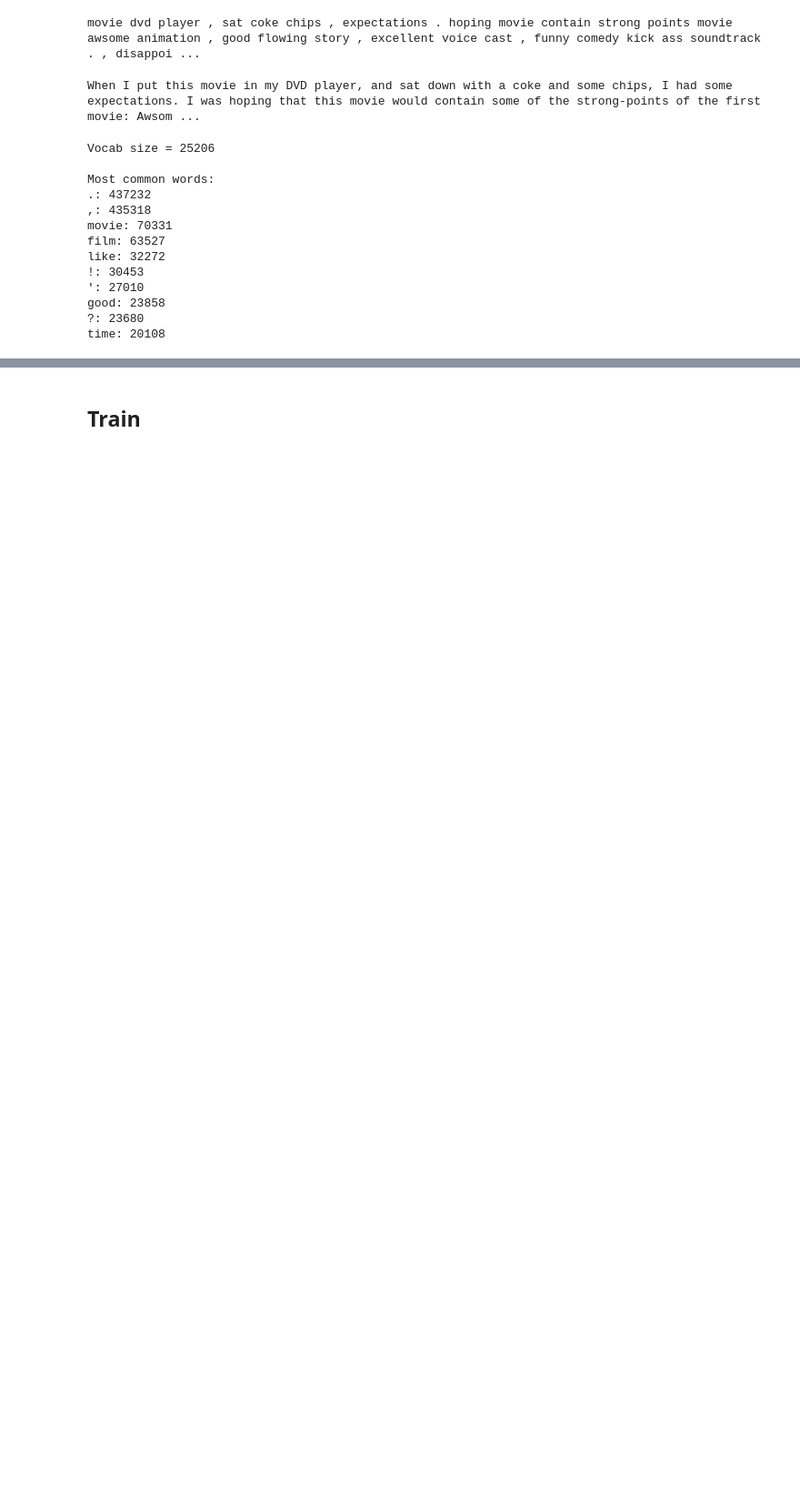
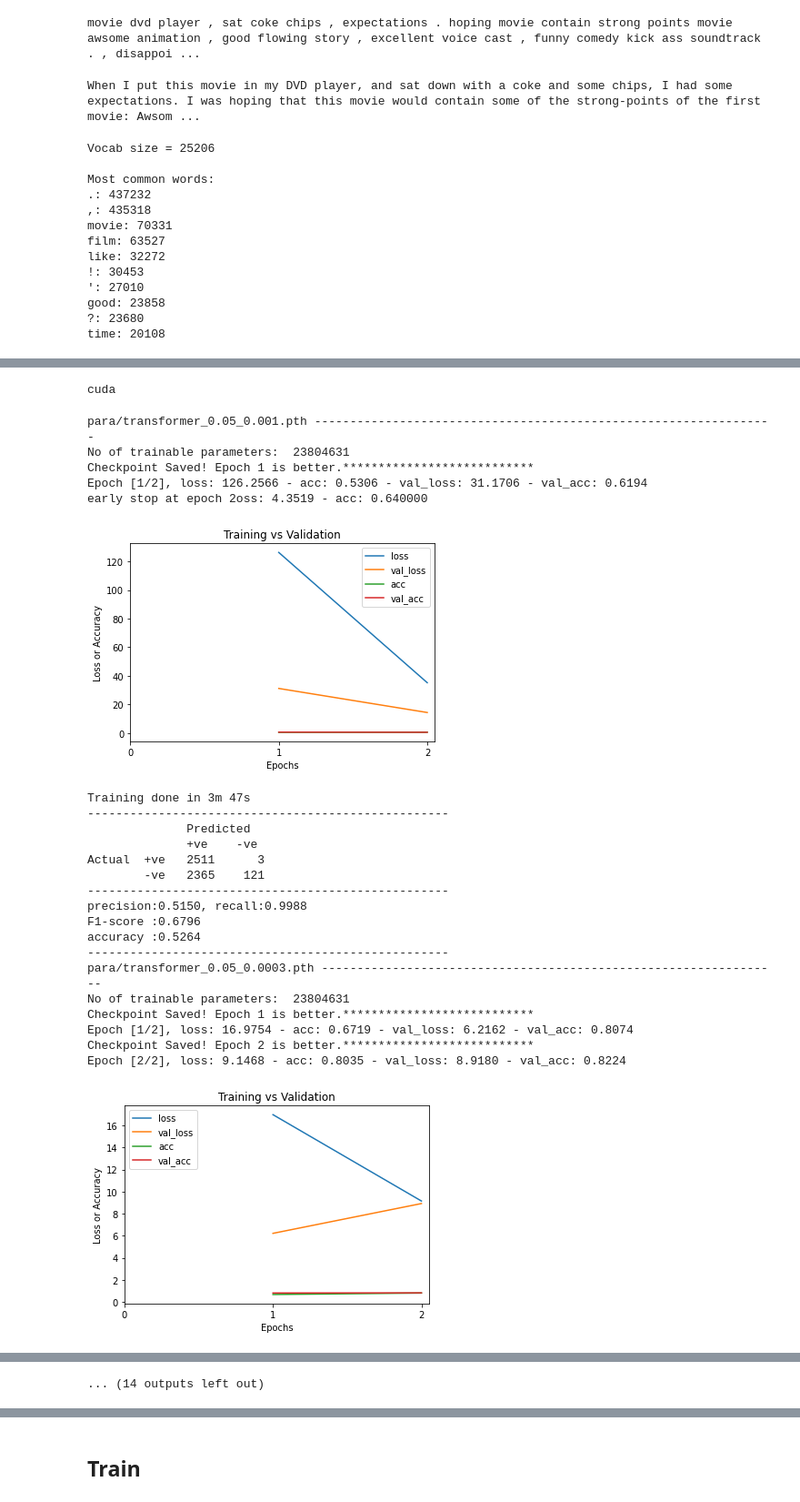
Before and after one commit to chihangs/IMDB, a Jupyter notebook: IMDB.ipynb, the cells around one changed output, grey strips where cells are left out. Shown at 91% size. Cells and saved outputs as stored; diff of their text form; code cells hidden in the pictures; blank space fills up the shorter version.

Commit message:
4 model tuning: LSTM, GRU, attention, transformer

```diff
--- a/IMDB.ipynb
+++ b/IMDB.ipynb
@@ -146,7 +157,7 @@ class Vocabulary(object):
 PAD = '<pad>'  # special symbol we use for padding text
 UNK = '<unk>'  # special symbol we use for rare or unknown word
 CLASSES = ['negative', 'positive']
-MAX_LEN = 300     #max input length, if fewer than this, padding is added
+MAX_LEN = 400     #max input length, if fewer than this, padding is added
 MIN_COUNT = 10    #if frequency rare than this the word is set as unknown
 VOCAB_PATH = 'vocab.pkl'
 BATCH_SIZE = 25
@@ -425,0 +616,5 @@ def train(model, train_dl, valid_dl, loss_fn, optimizer, num_epochs, metric_fn,
+# %%
+# set common variables/config for tuning
+
+model_trial={}
+NUM_EPOCHS = 2
@@ -425,0 +923,10 @@ def train(model, train_dl, valid_dl, loss_fn, optimizer, num_epochs, metric_fn,
+# %%
+print('Accuracy',end='')
+for j in list2:
+    print('  hidden={}'.format(j),end='')
+
+for i in list1:
+    print('')
+    print('embed='+str(i)+'      ', end='')
+    for j in list2:
+        print("{:.2f}".format(acc_trial[i][j]*100)+'% ', end='')
@@ -425,0 +935,61 @@ def train(model, train_dl, valid_dl, loss_fn, optimizer, num_epochs, metric_fn,
+# %%
+device = torch.device('cuda' if torch.cuda.is_available() else 'cpu')
+print(device)
+# %% [output]
+cuda
+# %%
+# Transformer tuning
+
+NUM_EPOCHS = 2
+name_tuning = 't-drp-lr'
+
+EMBED_SIZE = 256
+num_heads=4
+hidden_dim = 256
+n_layers = 2
+
+best_acc=0
+for i in [0.05, 0.1, 0.15]:
+    for j in [1e-3, 3e-4, 1e-4, 3e-5]:
+        dropout, LR = i, j              #_____________change the variable name to suit needs
+
+        CHECKPOINT_PATH = 'para/'+name_tuning+'_'+str(i)+'_'+str(j)+'.pth'
+        print(CHECKPOINT_PATH,'-----------------------------------------------------------------')
+        model = Transformer(vocab_size, EMBED_SIZE, num_heads, hidden_dim, n_layers, MAX_LEN, dropout).to(device)
+        loss_fn = nn.BCEWithLogitsLoss().to(device)   #####  Diff from attention model
+        optimizer = optim.Adam(model.parameters(), lr=LR, betas=(0.7, 0.99))
+        scheduler = optim.lr_scheduler.StepLR(optimizer, step_size=1, gamma=0.9)
+        print('No of trainable parameters: ', para_num(model))
+        randomize()
+        history = train(model, train_dl, valid_dl, loss_fn, optimizer, NUM_EPOCHS, accuracy, device, CHECKPOINT_PATH, scheduler, binaryloss=True, early_stop=True)
+        confusion_m, acc, precision, recall = performance(model, valid_dl, binaryloss=True)
+        if acc > best_acc:
+            best_acc = acc
+            best_hyper1 = i
+            best_hyper2 = j
+print('--------<<<-------best accuracy: {:.4f}, best hyperparameters:{}, {} -------->>>--------'.format(best_acc, best_hyper1, best_hyper2))
+# %% [output]
+para/transformer_0.05_0.001.pth -----------------------------------------------------------------
+No of trainable parameters:  23804631
+Checkpoint Saved! Epoch 1 is better.***************************
+Epoch [1/2], loss: 126.2566 - acc: 0.5306 - val_loss: 31.1706 - val_acc: 0.6194
+early stop at epoch 2oss: 4.3519 - acc: 0.640000
+[figure, added]
+Training done in 3m 47s
+---------------------------------------------------
+              Predicted
+              +ve    -ve
+Actual  +ve   2511      3
+        -ve   2365    121
+---------------------------------------------------
+precision:0.5150, recall:0.9988
+F1-score :0.6796
+accuracy :0.5264
+---------------------------------------------------
+para/transformer_0.05_0.0003.pth -----------------------------------------------------------------
+No of trainable parameters:  23804631
+Checkpoint Saved! Epoch 1 is better.***************************
+Epoch [1/2], loss: 16.9754 - acc: 0.6719 - val_loss: 6.2162 - val_acc: 0.8074
+Checkpoint Saved! Epoch 2 is better.***************************
+Epoch [2/2], loss: 9.1468 - acc: 0.8035 - val_loss: 8.9180 - val_acc: 0.8224
+[figure, added]
@@ -425,0 +1067 @@ def train(model, train_dl, valid_dl, loss_fn, optimizer, num_epochs, metric_fn,
+... (14 outputs left out)
```
Also changed, not shown: parts of 70 cells of this notebook.
